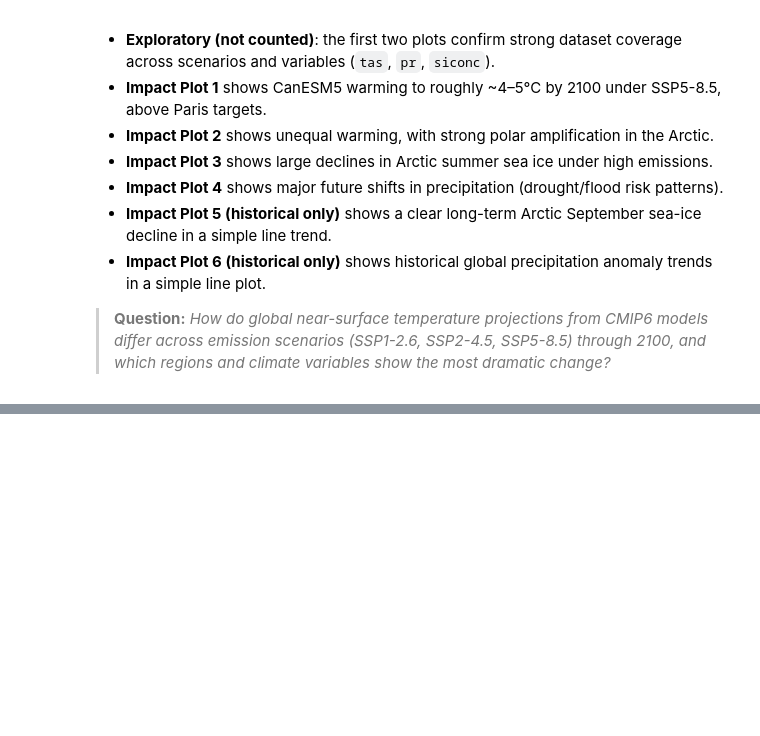
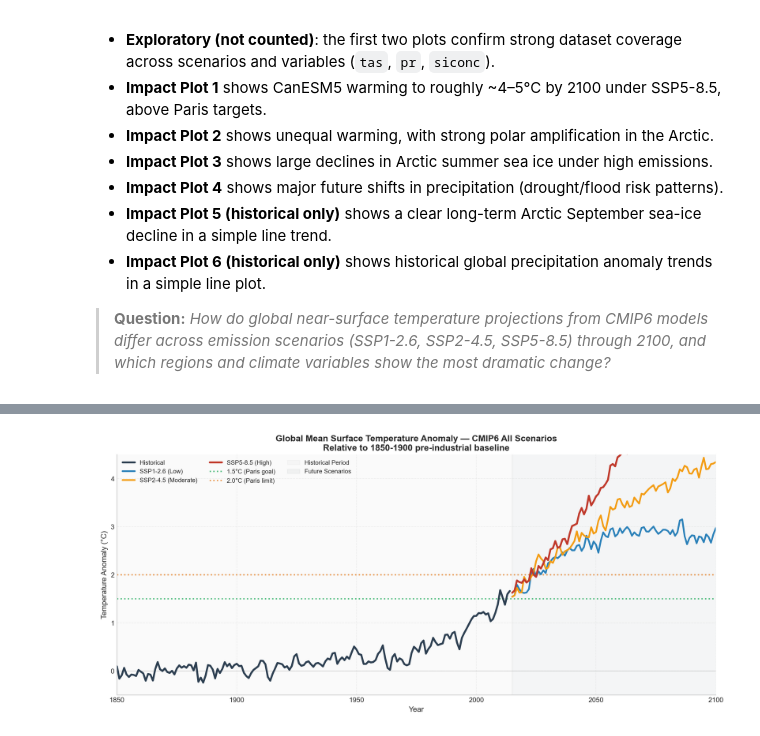
Before and after one commit to matthewviray/climate-signal, a Jupyter notebook: more_climate_eda.ipynb, the cells around one changed output, grey strips where cells are left out. Drawn from its saved outputs; the diff is of its cells as text; code cells hidden in the pictures; blank space fills up the shorter version.

```diff
--- a/more_climate_eda.ipynb
+++ b/more_climate_eda.ipynb
@@ -725,0 +932,59 @@ Based on the plots above:
+# %%
+# Comprehensive SSP comparison with all pathways
+try:
+    gm_hist, gm_ssp, gm_ssp126, gm_ssp245
+except NameError:
+    print('Loading temperature data for comprehensive SSP plot...')
+    ds_hist = open_cmip6('tas', 'historical')
+    ds_ssp = open_cmip6('tas', 'ssp585')
+    ds_ssp126 = open_cmip6('tas', 'ssp126')
+    ds_ssp245 = open_cmip6('tas', 'ssp245')
+
+    def global_mean_C(ds, var='tas'):
+        w = np.cos(np.deg2rad(ds.lat))
+        w.name = 'weights'
+        return (ds[var].weighted(w).mean(('lat', 'lon')) - 273.15).resample(time='YE').mean()
+
+    gm_hist = global_mean_C(ds_hist)
+    gm_ssp = global_mean_C(ds_ssp)
+    gm_ssp126 = global_mean_C(ds_ssp126)
+    gm_ssp245 = global_mean_C(ds_ssp245)
+
+baseline = float(gm_hist.sel(time=slice('1850', '1900')).mean())
+
+def to_years(da):
+    return np.array([int(str(t)[:4]) for t in da.time.values])
+
+fig, ax = plt.subplots(figsize=(13, 6))
+
+# Plot all SSP pathways
+ax.plot(to_years(gm_hist), gm_hist.values - baseline, color='#2c3e50', lw=2.8, label='Historical', zorder=4)
+ax.plot(to_years(gm_ssp126), (gm_ssp126.values - baseline)[:len(to_years(gm_ssp126))],
+        color='#2980b9', lw=2.5, label='SSP1-2.6 (Low)', linestyle='-', zorder=3)
+ax.plot(to_years(gm_ssp245), (gm_ssp245.values - baseline)[:len(to_years(gm_ssp245))],
+        color='#f39c12', lw=2.5, label='SSP2-4.5 (Moderate)', linestyle='-', zorder=3)
+ax.plot(to_years(gm_ssp), (gm_ssp.values - baseline)[:len(to_years(gm_ssp))],
+        color='#c0392b', lw=2.8, label='SSP5-8.5 (High)', linestyle='-', zorder=3)
+
+# Add Paris Agreement thresholds
+ax.axhline(1.5, color='#27ae60', linestyle=':', lw=2, alpha=0.8, label='1.5°C (Paris goal)')
+ax.axhline(2.0, color='#e67e22', linestyle=':', lw=2, alpha=0.8, label='2.0°C (Paris limit)')
+ax.axhline(0, color='gray', lw=0.6, alpha=0.5)
+
+# Shading
+ax.fill_between([1850, 2015], -1, 5, alpha=0.04, color='gray', label='Historical Period')
+ax.fill_between([2015, 2100], -1, 5, alpha=0.08, color='#7f8c8d', label='Future Scenarios')
+
+ax.set_xlim(1850, 2100)
+ax.set_ylim(-0.5, 4.5)
+ax.set_title('Global Mean Surface Temperature Anomaly — CMIP6 All Scenarios\n'
+             'Relative to 1850-1900 pre-industrial baseline', fontsize=13, fontweight='bold')
+ax.set_xlabel('Year', fontsize=11)
+ax.set_ylabel('Temperature Anomaly (°C)', fontsize=11)
+ax.legend(ncol=3, fontsize=9, loc='upper left', framealpha=0.95)
+ax.grid(alpha=0.25, linestyle='--')
+ax.spines[['top', 'right']].set_visible(False)
+plt.tight_layout()
+plt.show()
+# %% [output]
+[figure, added]
```
Also changed, not shown: parts of 9 cells of this notebook.
